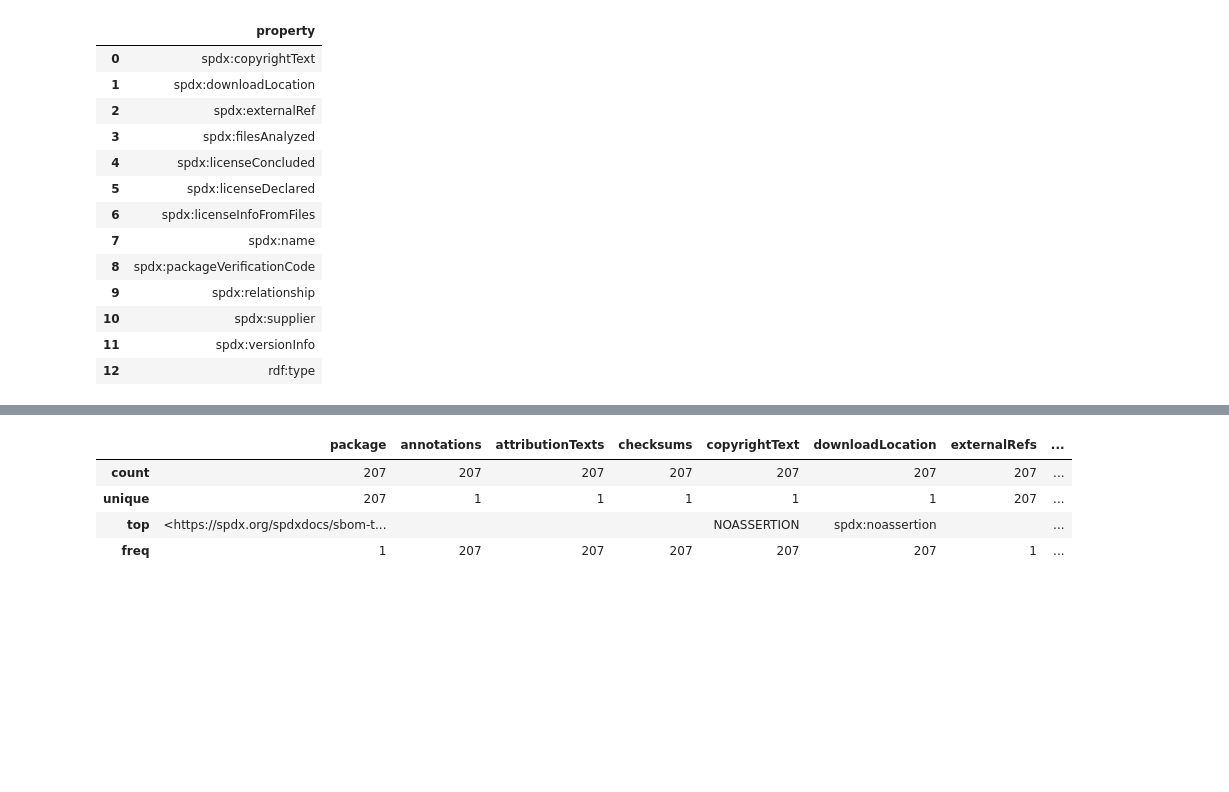
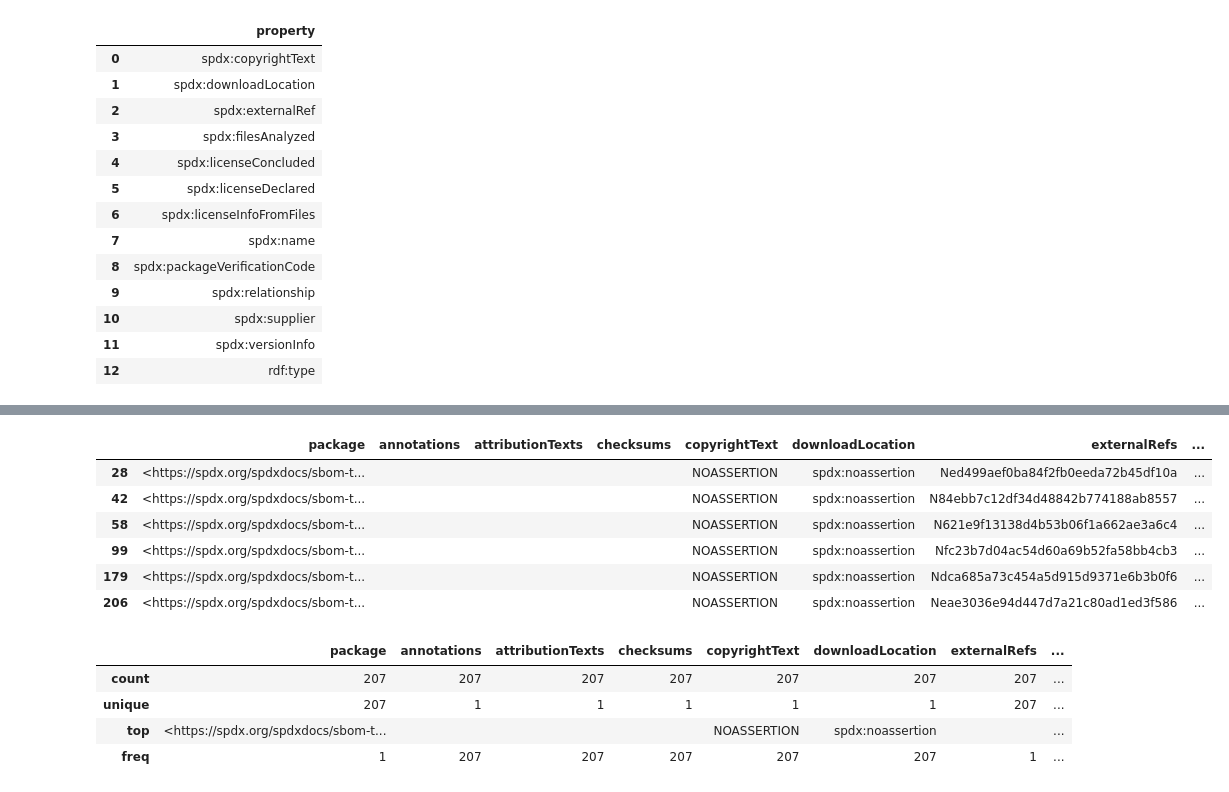
Before and after one commit to nd-crane/sbom-analysis, a Jupyter notebook: nbs/02_frameworks_getting_started.ipynb, the cells around one changed output, grey strips where cells are left out. Drawn from its saved outputs; the diff is of its cells as text; code cells hidden in the pictures; blank space fills up the shorter version.

```diff
--- a/nbs/02_frameworks_getting_started.ipynb
+++ b/nbs/02_frameworks_getting_started.ipynb
@@ -178,4 +118,14 @@ packages
 207 rows × 16 columns
+# %%
+packages[packages['name'].str.contains('python')]
+# %% [output]
+|  | package | annotations | attributionTexts | checksums | copyrightText | downloadLocation | externalRefs | ... |
+| 28 | <https://spdx.org/spdxdocs/sbom-t... |  |  |  | NOASSERTION | spdx:noassertion | Ned499aef0ba84f2fb0eeda72b45df10a | ... |
+| 42 | <https://spdx.org/spdxdocs/sbom-t... |  |  |  | NOASSERTION | spdx:noassertion | N84ebb7c12df34d48842b774188ab8557 | ... |
+| 58 | <https://spdx.org/spdxdocs/sbom-t... |  |  |  | NOASSERTION | spdx:noassertion | N621e9f13138d4b53b06f1a662ae3a6c4 | ... |
+| 99 | <https://spdx.org/spdxdocs/sbom-t... |  |  |  | NOASSERTION | spdx:noassertion | Nfc23b7d04ac54d60a69b52fa58bb4cb3 | ... |
+| 179 | <https://spdx.org/spdxdocs/sbom-t... |  |  |  | NOASSERTION | spdx:noassertion | Ndca685a73c454a5d915d9371e6b3b0f6 | ... |
+| 206 | <https://spdx.org/spdxdocs/sbom-t... |  |  |  | NOASSERTION | spdx:noassertion | Neae3036e94d447d7a21c80ad1ed3f586 | ... |
 # %%
 packages.describe()
 # %% [output]
```
Also changed, not shown: parts of 12 cells of this notebook, 9 other files.
